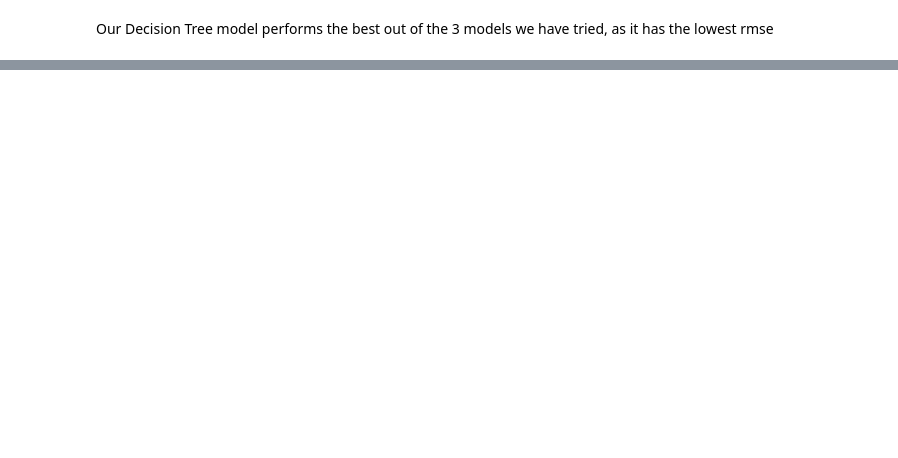
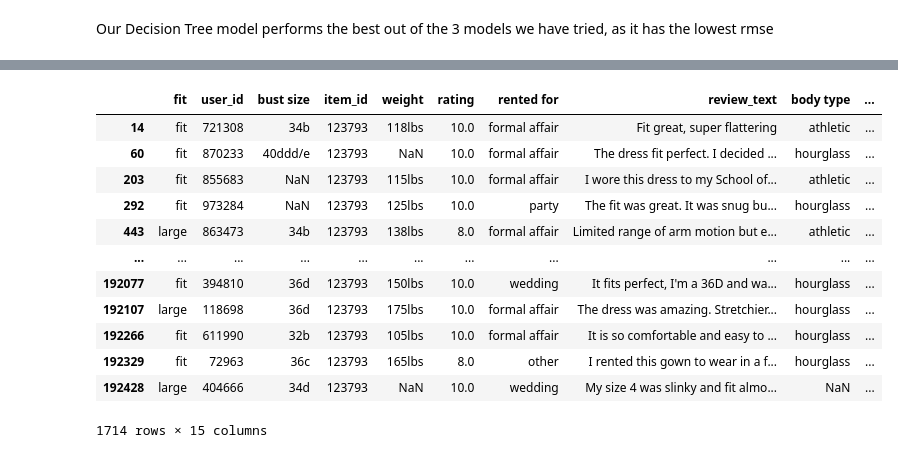
Before and after one commit to doreenchang1125/RtrReviewPrediction, a Jupyter notebook: RentTheRunway.ipynb, the cells around one changed output, grey strips where cells are left out. Cells and saved outputs as stored; diff of their text form; code cells hidden in the pictures; blank space fills up the shorter version.

```diff
--- a/RentTheRunway.ipynb
+++ b/RentTheRunway.ipynb
@@ -537,0 +689,16 @@ rmse
+# %%
+data[data['item_id'] == 123793]
+# %% [output]
+|  | fit | user_id | bust size | item_id | weight | rating | rented for | review_text | body type | ... |
+| 14 | fit | 721308 | 34b | 123793 | 118lbs | 10.0 | formal affair | Fit great, super flattering | athletic | ... |
+| 60 | fit | 870233 | 40ddd/e | 123793 | NaN | 10.0 | formal affair | The dress fit perfect. I decided ... | hourglass | ... |
+| 203 | fit | 855683 | NaN | 123793 | 115lbs | 10.0 | formal affair | I wore this dress to my School of... | athletic | ... |
+| 292 | fit | 973284 | NaN | 123793 | 125lbs | 10.0 | party | The fit was great. It was snug bu... | hourglass | ... |
+| 443 | large | 863473 | 34b | 123793 | 138lbs | 8.0 | formal affair | Limited range of arm motion but e... | athletic | ... |
+| ... | ... | ... | ... | ... | ... | ... | ... | ... | ... | ... |
+| 192077 | fit | 394810 | 36d | 123793 | 150lbs | 10.0 | wedding | It fits perfect, I'm a 36D and wa... | hourglass | ... |
+| 192107 | large | 118698 | 36d | 123793 | 175lbs | 10.0 | formal affair | The dress was amazing. Stretchier... | hourglass | ... |
+| 192266 | fit | 611990 | 32b | 123793 | 105lbs | 10.0 | formal affair | It is so comfortable and easy to ... | hourglass | ... |
+| 192329 | fit | 72963 | 36c | 123793 | 165lbs | 8.0 | other | I rented this gown to wear in a f... | hourglass | ... |
+| 192428 | large | 404666 | 34d | 123793 | NaN | 10.0 | wedding | My size 4 was slinky and fit almo... | NaN | ... |
+1714 rows × 15 columns
```
Also changed, not shown: parts of 18 cells of this notebook.
